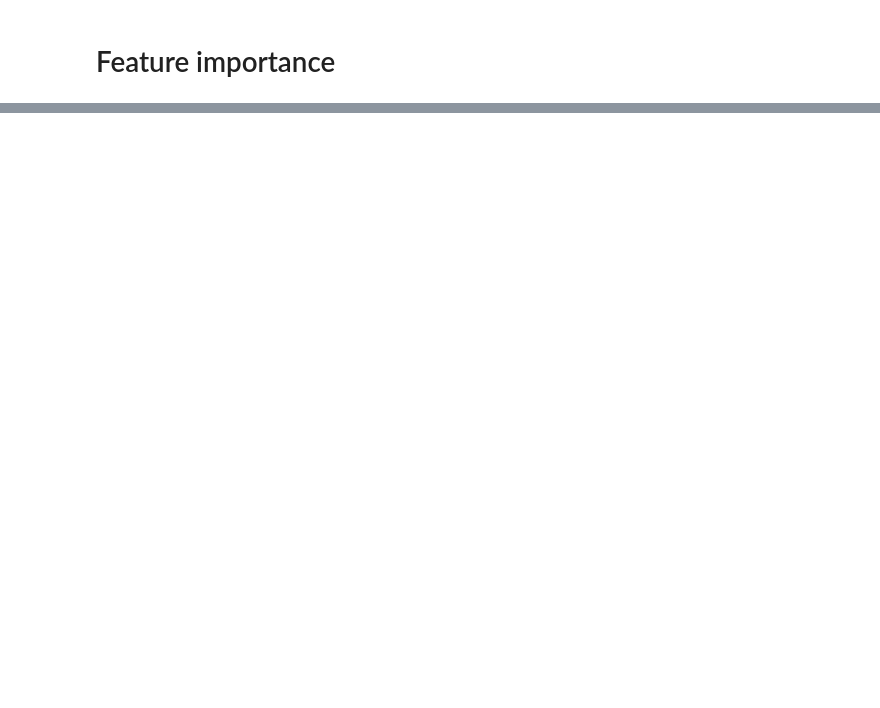
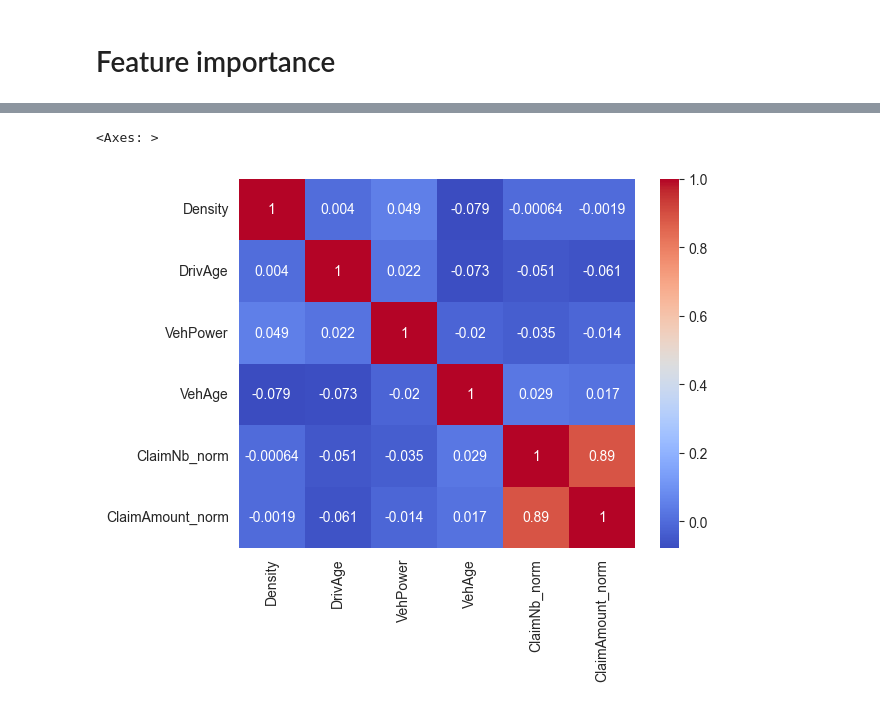
Before and after one commit to S-Moha-M-Kashani/versicherung_datascience, a Jupyter notebook: jupyter_notebook_kashani.ipynb, the cells around one changed output, grey strips where cells are left out. Drawn from its saved outputs; the diff is of its cells as text; code cells hidden in the pictures; blank space fills up the shorter version.

```diff
--- a/jupyter_notebook_kashani.ipynb
+++ b/jupyter_notebook_kashani.ipynb
@@ -332,0 +348,6 @@ plt.show()
+# %%
+correlation=df[['Density', 'DrivAge', 'VehPower', 'VehAge', 'ClaimNb_norm','ClaimAmount_norm']].corr()
+sns.heatmap(correlation, annot=True, cmap='coolwarm')
+# %% [output]
+<Axes: >
+[figure, added]
```
Also changed, not shown: parts of 5 cells of this notebook.
